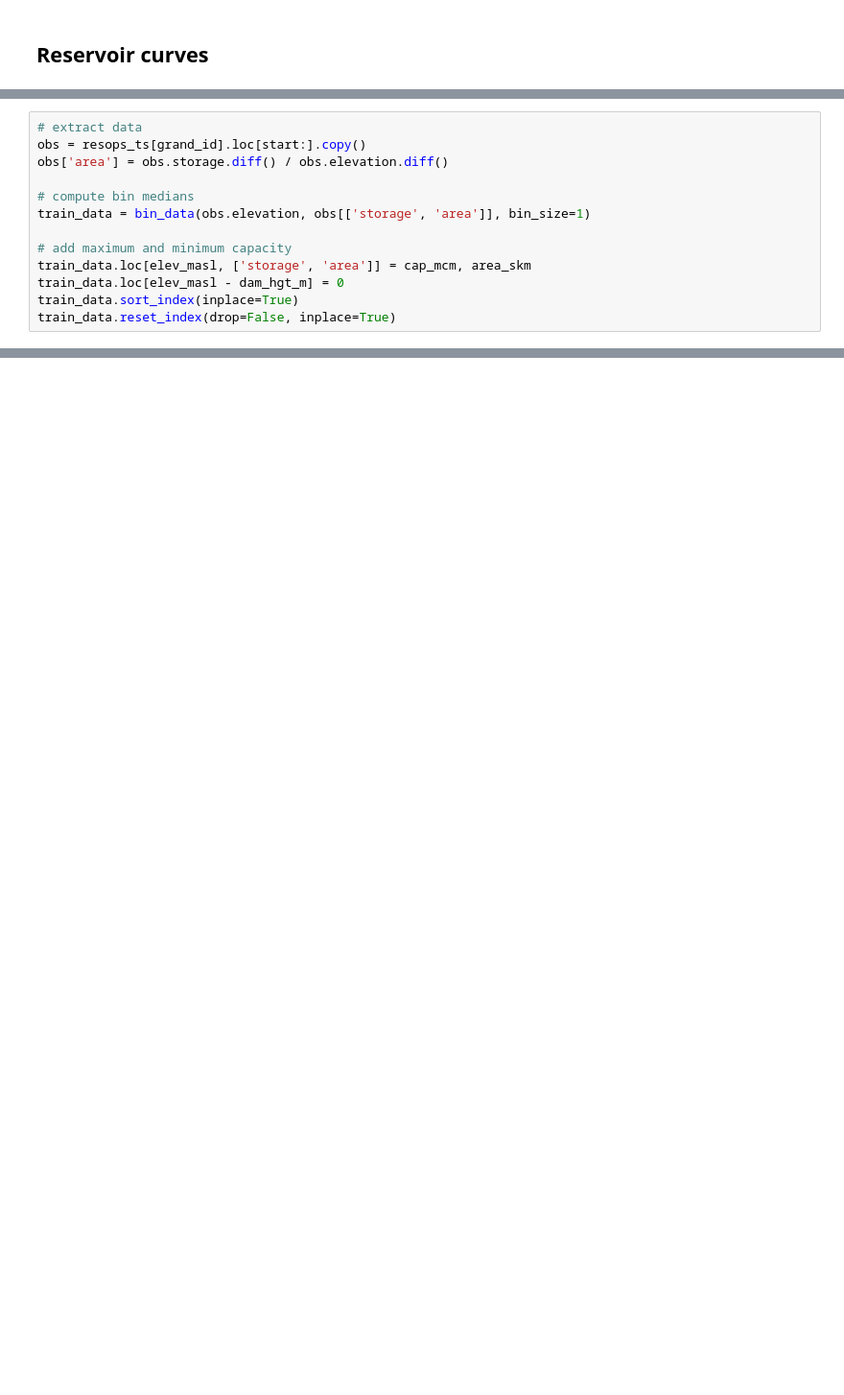
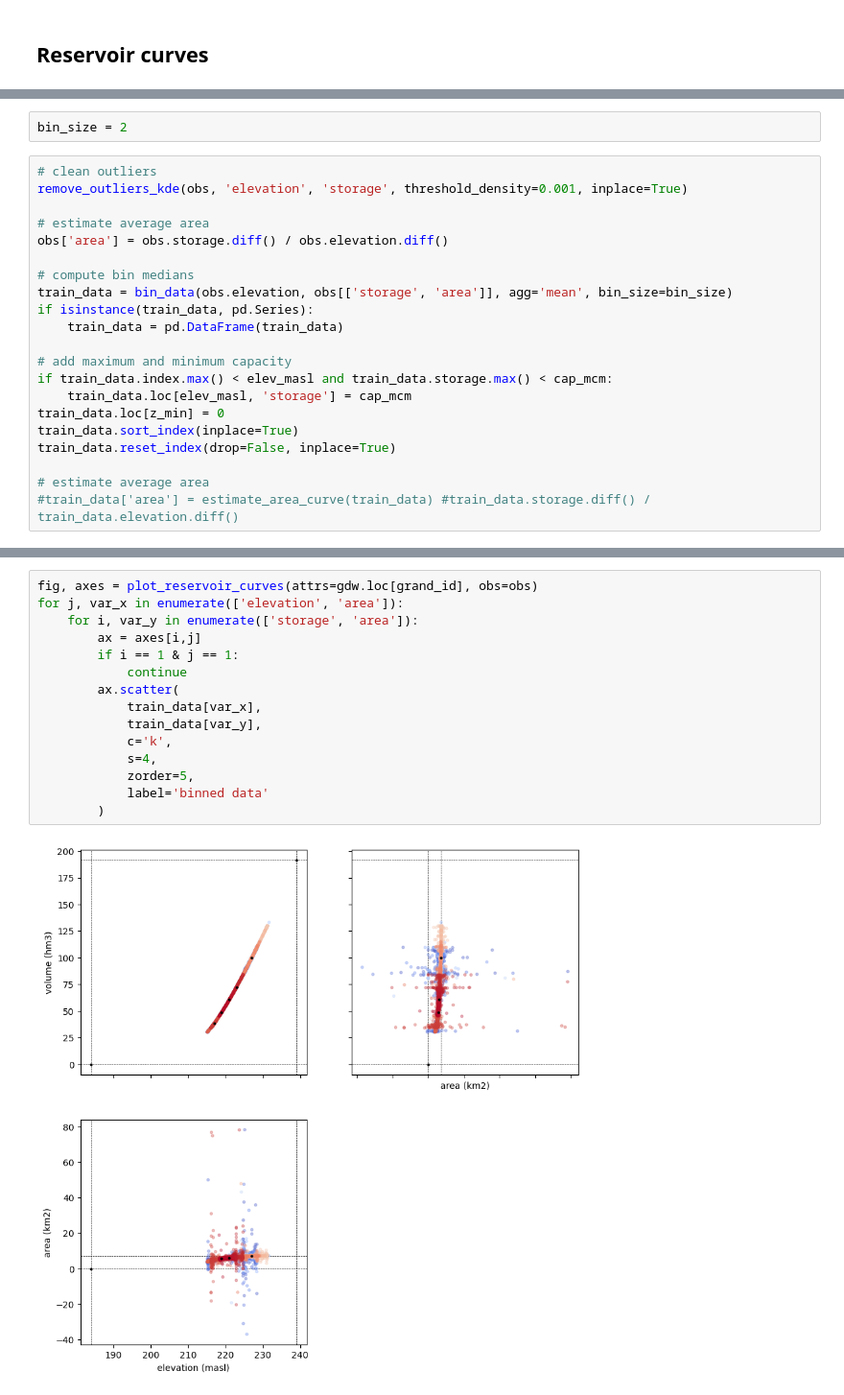
Before and after one commit to casadoj/lisflood-reservoirs, a Jupyter notebook: notebook/GlobalWaterWatch/reservoir_curves.ipynb, the cells around one changed output, grey strips where cells are left out. Shown at 96% size. Cells and saved outputs as stored; diff of their text form; blank space fills up the shorter version.

```diff
--- a/notebook/GlobalWaterWatch/reservoir_curves.ipynb
+++ b/notebook/GlobalWaterWatch/reservoir_curves.ipynb
@@ -86,13 +115,23 @@ a_values = np.linspace(0, area_skm, 100)
+# %%
+bin_size = 2
 # %%
-# extract data
-obs = resops_ts[grand_id].loc[start:].copy()
+# clean outliers
+remove_outliers_kde(obs, 'elevation', 'storage', threshold_density=0.001, inplace=True)
+
+# estimate average area
 obs['area'] = obs.storage.diff() / obs.elevation.diff()
 
 # compute bin medians
-train_data = bin_data(obs.elevation, obs[['storage', 'area']], bin_size=1)
+train_data = bin_data(obs.elevation, obs[['storage', 'area']], agg='mean', bin_size=bin_size)
+if isinstance(train_data, pd.Series):
+    train_data = pd.DataFrame(train_data)
 
 # add maximum and minimum capacity
-train_data.loc[elev_masl, ['storage', 'area']] = cap_mcm, area_skm
-train_data.loc[elev_masl - dam_hgt_m] = 0
+if train_data.index.max() < elev_masl and train_data.storage.max() < cap_mcm:
+    train_data.loc[elev_masl, 'storage'] = cap_mcm
+train_data.loc[z_min] = 0
 train_data.sort_index(inplace=True)
 train_data.reset_index(drop=False, inplace=True)
+
+# estimate average area
+#train_data['area'] = estimate_area_curve(train_data) #train_data.storage.diff() / train_data.elevation.diff()
@@ -98,0 +142,17 @@ train_data.reset_index(drop=False, inplace=True)
+# %%
+fig, axes = plot_reservoir_curves(attrs=gdw.loc[grand_id], obs=obs)
+for j, var_x in enumerate(['elevation', 'area']):
+    for i, var_y in enumerate(['storage', 'area']):
+        ax = axes[i,j]
+        if i == 1 & j == 1:
+            continue
+        ax.scatter(
+            train_data[var_x],
+            train_data[var_y],
+            c='k',
+            s=4,
+            zorder=5,
+            label='binned data'
+        )
+# %% [output]
+[figure, added]
```
Also changed, not shown: parts of 19 cells of this notebook.
